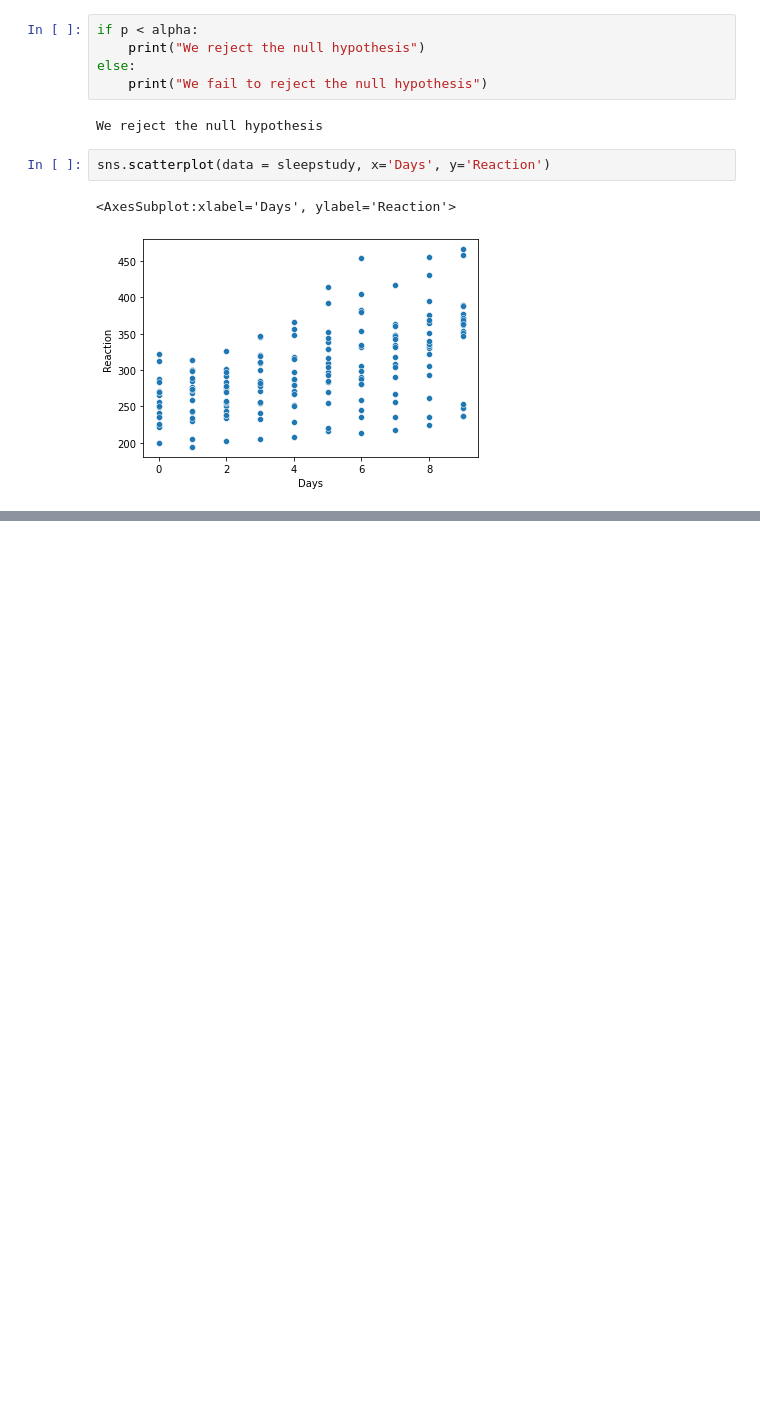
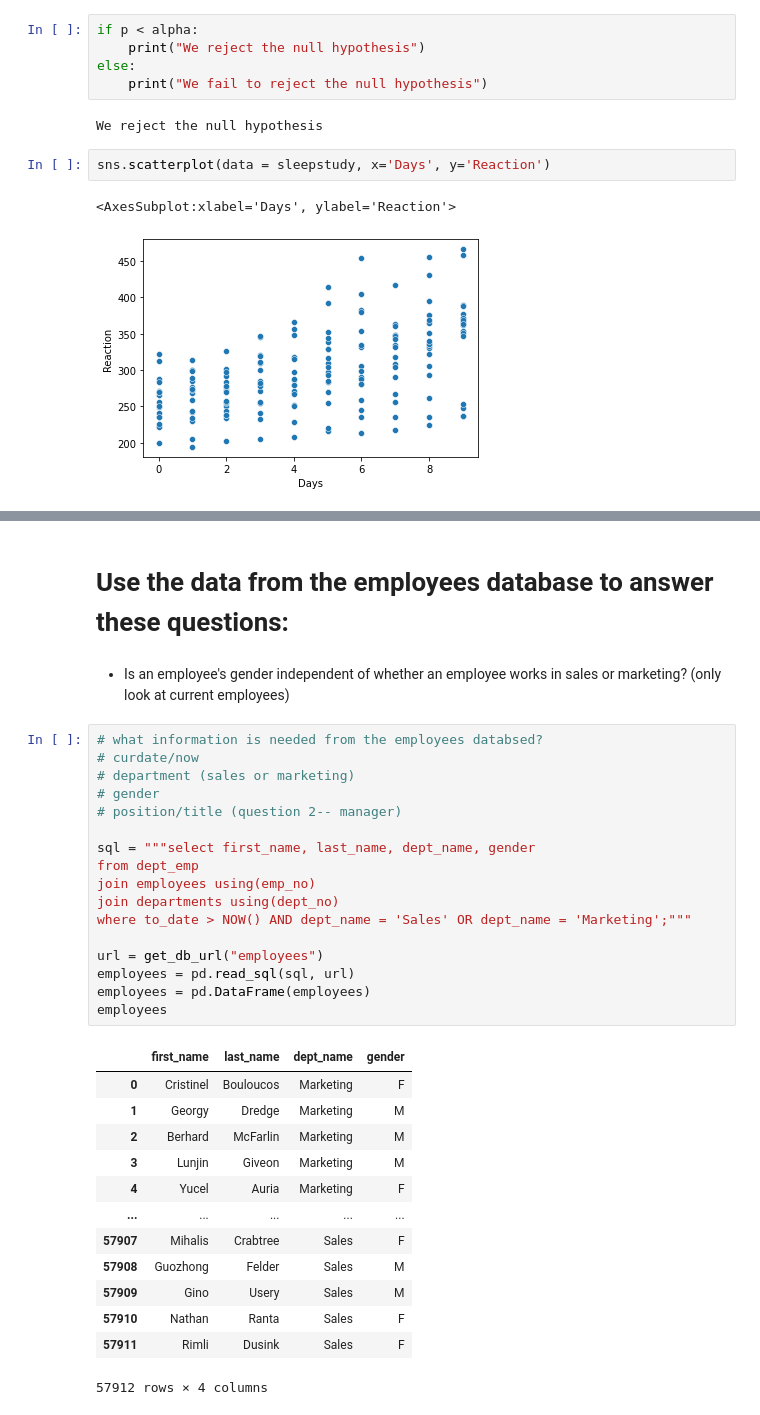
Before and after one commit to DeangeloBowen1/statistics, a Jupyter notebook: hypothesis_testing.ipynb, the cells around one changed output, grey strips where cells are left out. Drawn from its saved outputs; the diff is of its cells as text; blank space fills up the shorter version.

```diff
--- a/hypothesis_testing.ipynb
+++ b/hypothesis_testing.ipynb
@@ -487,0 +570,35 @@ sns.scatterplot(data = sleepstudy, x='Days', y='Reaction')
+# %% [markdown]
+# Use the data from the employees database to answer these questions:
+# %% [markdown]
+- Is an employee's gender independent of whether an employee works in sales or marketing? (only look at current employees)
+# %%
+# what information is needed from the employees databsed?
+# curdate/now
+# department (sales or marketing)
+# gender
+# position/title (question 2-- manager)
+
+sql = """select first_name, last_name, dept_name, gender
+from dept_emp
+join employees using(emp_no)
+join departments using(dept_no)
+where to_date > NOW() AND dept_name = 'Sales' OR dept_name = 'Marketing';"""
+
+url = get_db_url("employees")
+employees = pd.read_sql(sql, url)
+employees = pd.DataFrame(employees)
+employees
+# %% [output]
+|  | first_name | last_name | dept_name | gender |
+| 0 | Cristinel | Bouloucos | Marketing | F |
+| 1 | Georgy | Dredge | Marketing | M |
+| 2 | Berhard | McFarlin | Marketing | M |
+| 3 | Lunjin | Giveon | Marketing | M |
+| 4 | Yucel | Auria | Marketing | F |
+| ... | ... | ... | ... | ... |
+| 57907 | Mihalis | Crabtree | Sales | F |
+| 57908 | Guozhong | Felder | Sales | M |
+| 57909 | Gino | Usery | Sales | M |
+| 57910 | Nathan | Ranta | Sales | F |
+| 57911 | Rimli | Dusink | Sales | F |
+57912 rows × 4 columns
```
Also changed, not shown: parts of 26 cells of this notebook.
